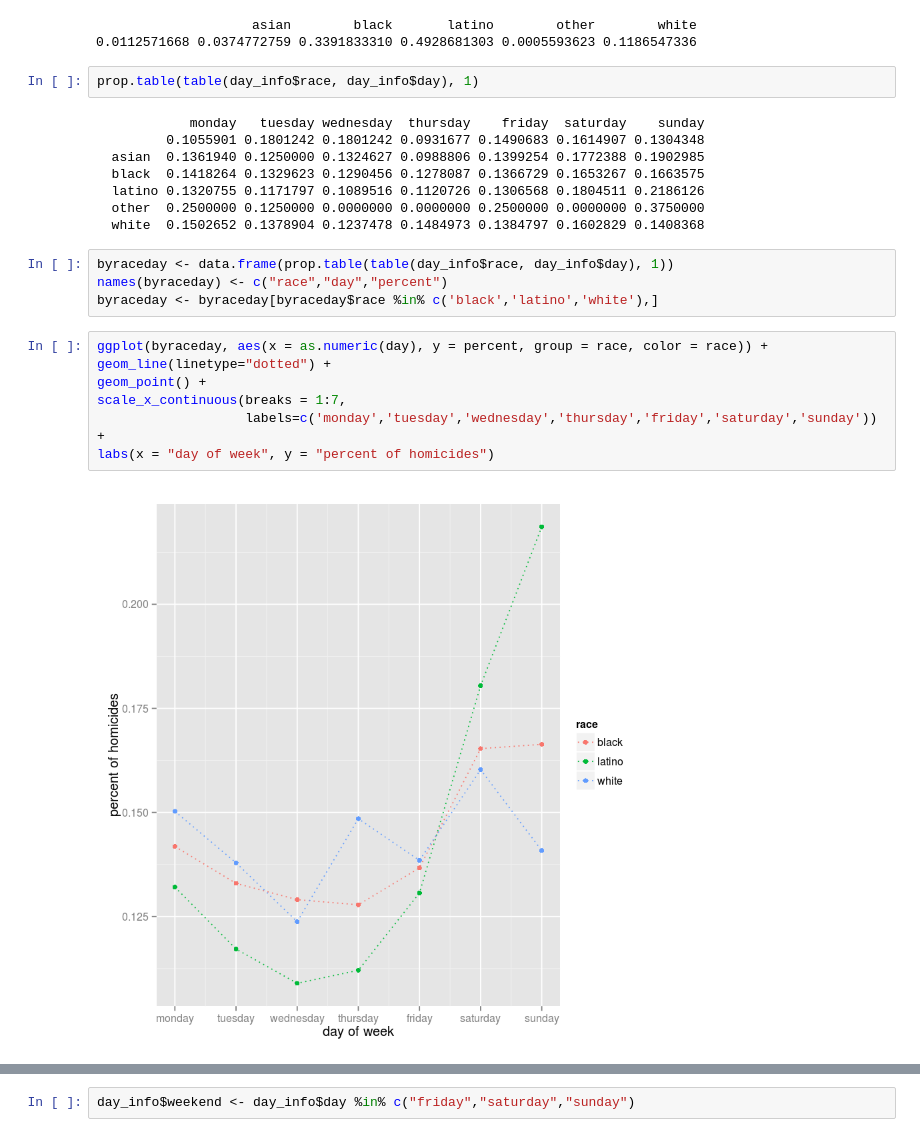
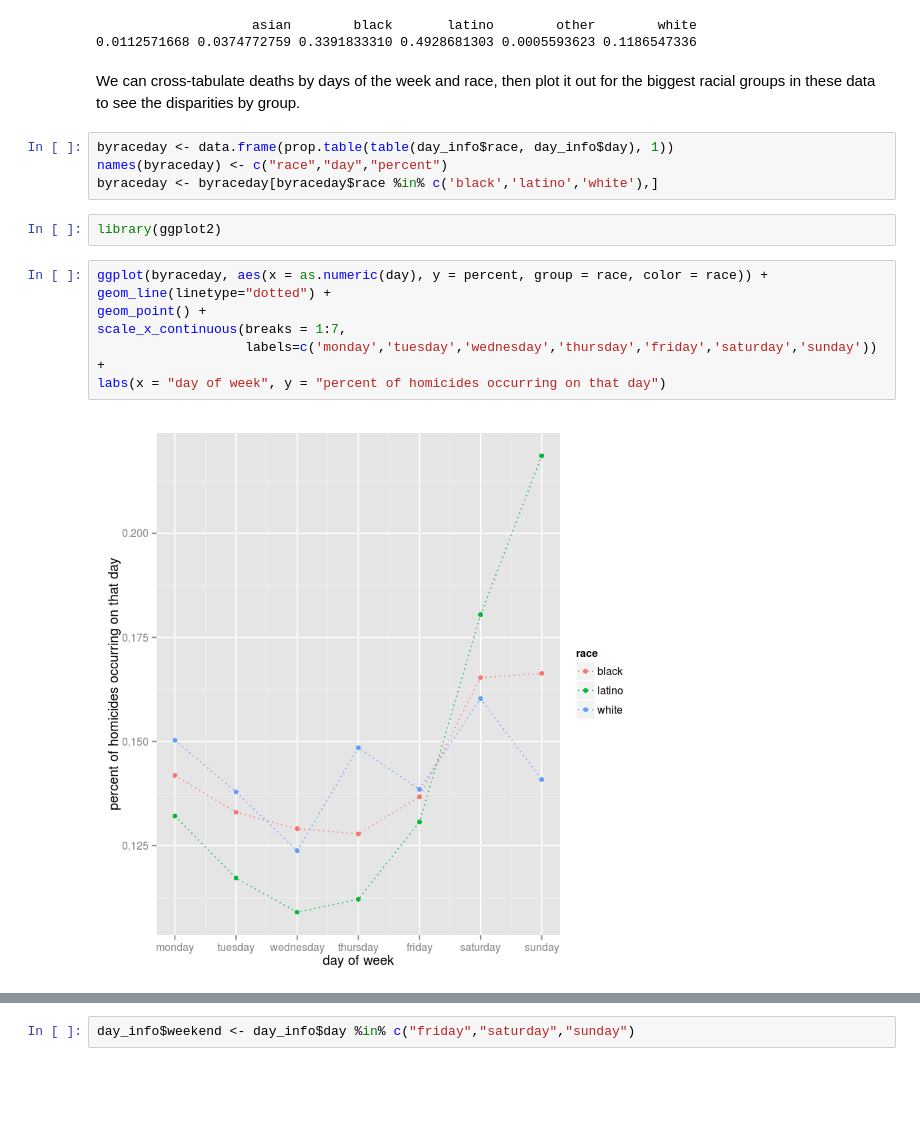
Before and after one commit to ryanvmenezes/notebooks, a Jupyter notebook: Homicides during the weekend.ipynb, the cells around one changed output, grey strips where cells are left out. Drawn from its saved outputs; the diff is of its cells as text; blank space fills up the shorter version.

```diff
--- a/Homicides during the weekend.ipynb
+++ b/Homicides during the weekend.ipynb
@@ -63,26 +82,20 @@ table(day_info$race) / nrow(day_info)
 # %% [output]
                     asian        black       latino        other        white
 0.0112571668 0.0374772759 0.3391833310 0.4928681303 0.0005593623 0.1186547336
-# %%
-prop.table(table(day_info$race, day_info$day), 1)
-# %% [output]
-            monday   tuesday wednesday  thursday    friday  saturday    sunday
-         0.1055901 0.1801242 0.1801242 0.0931677 0.1490683 0.1614907 0.1304348
-  asian  0.1361940 0.1250000 0.1324627 0.0988806 0.1399254 0.1772388 0.1902985
-  black  0.1418264 0.1329623 0.1290456 0.1278087 0.1366729 0.1653267 0.1663575
-  latino 0.1320755 0.1171797 0.1089516 0.1120726 0.1306568 0.1804511 0.2186126
-  other  0.2500000 0.1250000 0.0000000 0.0000000 0.2500000 0.0000000 0.3750000
-  white  0.1502652 0.1378904 0.1237478 0.1484973 0.1384797 0.1602829 0.1408368
+# %% [markdown]
+We can cross-tabulate deaths by days of the week and race, then plot it out for the biggest racial groups in these data to see the disparities by group.
 # %%
 byraceday <- data.frame(prop.table(table(day_info$race, day_info$day), 1))
 names(byraceday) <- c("race","day","percent")
 byraceday <- byraceday[byraceday$race %in% c('black','latino','white'),]
+# %%
+library(ggplot2)
 # %%
 ggplot(byraceday, aes(x = as.numeric(day), y = percent, group = race, color = race)) +
 geom_line(linetype="dotted") +
 geom_point() +
 scale_x_continuous(breaks = 1:7,
                    labels=c('monday','tuesday','wednesday','thursday','friday','saturday','sunday')) +
-labs(x = "day of week", y = "percent of homicides")
+labs(x = "day of week", y = "percent of homicides occurring on that day")
 # %% [output]
-[figure, old version]
+[figure, new version]
```
Also changed, not shown: parts of 28 cells of this notebook.
